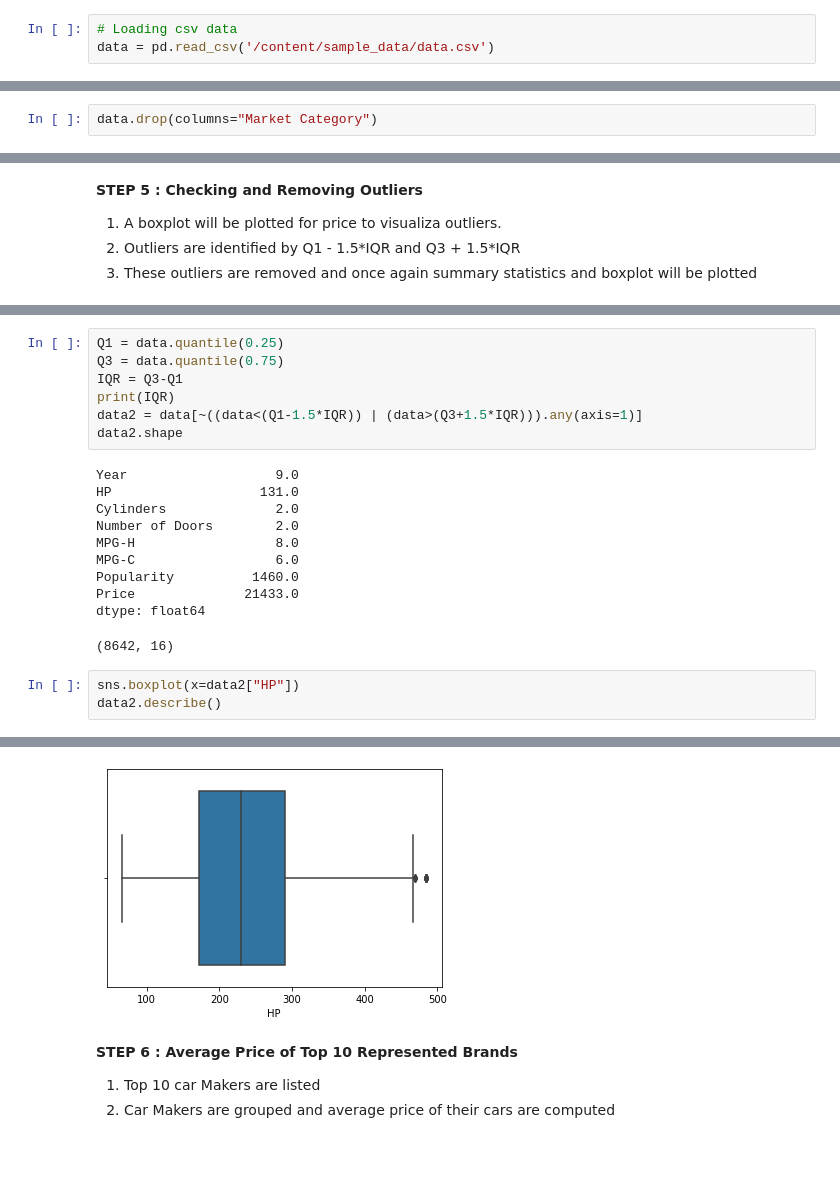
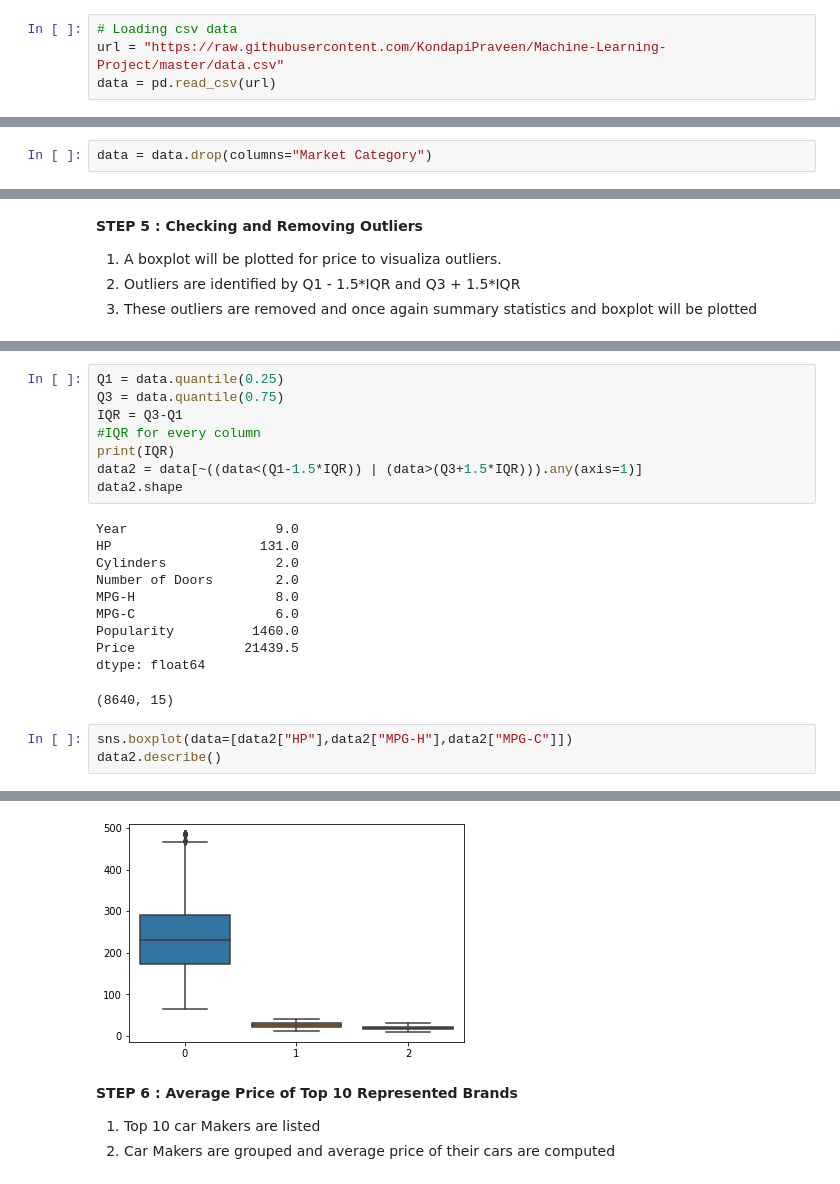
Before and after one commit to KondapiPraveen/Machine-Learning-Project, a Jupyter notebook: MLProject.ipynb, the cells around one changed output, grey strips where cells are left out. Saved outputs shown, nothing was run; the diff lists cells and outputs as text; blank space fills up the shorter version.

```diff
--- a/MLProject.ipynb
+++ b/MLProject.ipynb
@@ -11,7 +11,8 @@ import matplotlib.pyplot as plt
  3. Matplotlib for Visulalizations
 # %%
 # Loading csv data
-data = pd.read_csv('/content/sample_data/data.csv')
+url = "https://raw.githubusercontent.com/KondapiPraveen/Machine-Learning-Project/master/data.csv"
+data = pd.read_csv(url)
 # %%
 # Data Overview by printing head of data
 data.head()
@@ -105,4 +106,4 @@ Some other columns are not useful for estimation but will be kept, In making the
 Year is also not useful for estimating price. <br>
 Later correlation matrix and relationship between variables can be seen throught visualizations.
 # %%
-data.drop(columns="Market Category")
+data = data.drop(columns="Market Category")
@@ -186,6 +174,7 @@ sns.boxplot(x=data["Price"])
 Q1 = data.quantile(0.25)
 Q3 = data.quantile(0.75)
 IQR = Q3-Q1
+#IQR for every column
 print(IQR)
 data2 = data[~((data<(Q1-1.5*IQR)) | (data>(Q3+1.5*IQR))).any(axis=1)]
 data2.shape
@@ -197,11 +186,11 @@ Number of Doors        2.0
 MPG-H                  8.0
 MPG-C                  6.0
 Popularity          1460.0
-Price              21433.0
+Price              21439.5
 dtype: float64
-(8642, 16)
+(8640, 15)
 # %%
-sns.boxplot(x=data2["HP"])
+sns.boxplot(data=[data2["HP"],data2["MPG-H"],data2["MPG-C"]])
 data2.describe()
 # %% [output]
 |  | Year | HP | Cylinders | Number of Doors | MPG-H | MPG-C | Popularity | Price |
@@ -216,4 +205,4 @@ data2.describe()
-[figure, old version]
+[figure, new version]
 # %% [markdown]
 **STEP 6 : Average Price of Top 10 Represented Brands**
 1. Top 10 car Makers are listed
```
Also changed, not shown: parts of 16 cells of this notebook.
